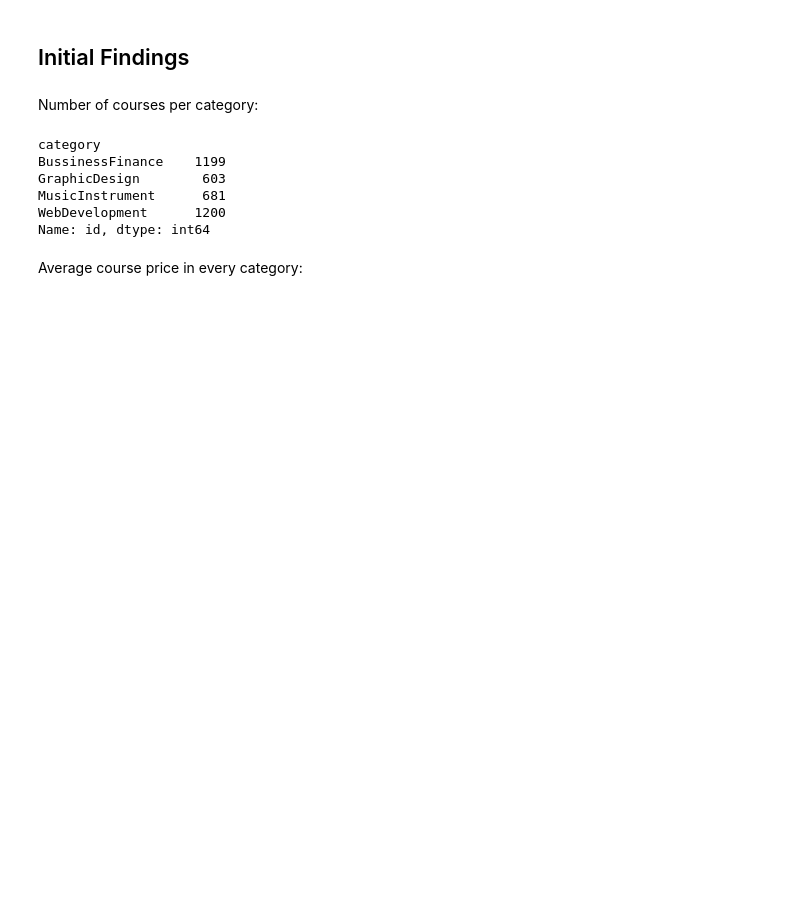
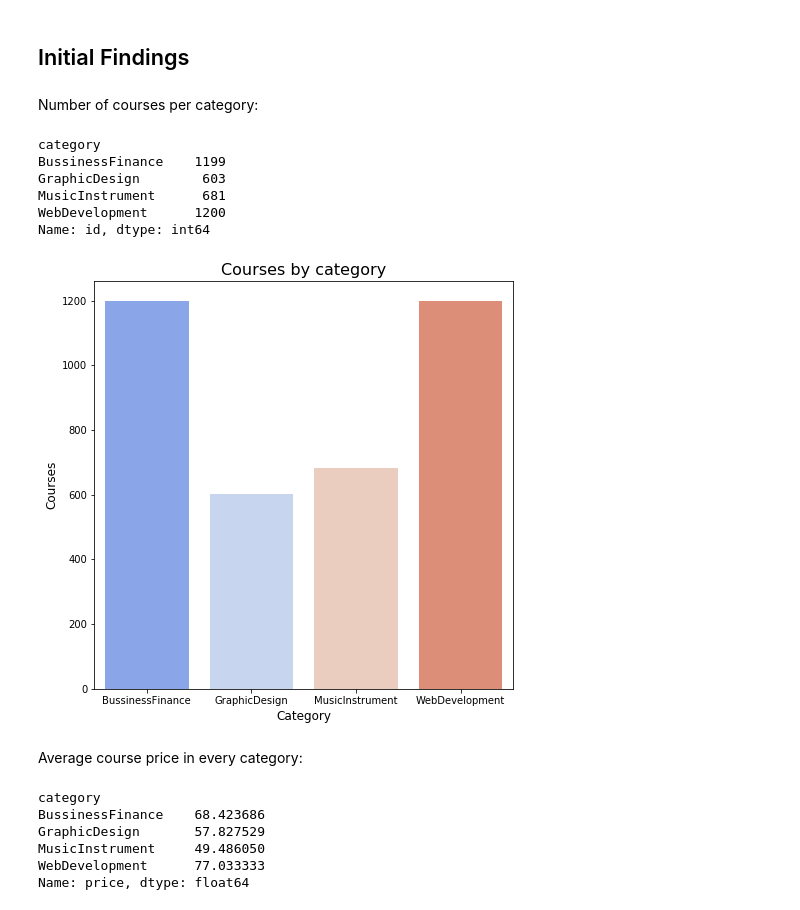
Before and after one commit to Daesparz/analysis_udemy_courses, a Jupyter notebook: Data_analysis/initial_findings.ipynb, the cells around one changed output. Drawn from its saved outputs; the diff is of its cells as text; code cells hidden in the pictures; blank space fills up the shorter version.

```diff
--- a/Data_analysis/initial_findings.ipynb
+++ b/Data_analysis/initial_findings.ipynb
@@ -121,7 +151,24 @@ GraphicDesign        603
 MusicInstrument      681
 WebDevelopment      1200
 Name: id, dtype: int64
+# %%
+total_courses = df_courses.groupby('category').count().id
+
+_ = plt.figure(figsize=(7.5, 7.5))
+_ = sns.barplot(x=total_courses.index, y=total_courses, palette='coolwarm')
+_ = plt.xlabel('Category', size=12)
+_ = plt.ylabel('Courses', size=12)
+_ = plt.title('Courses by category', size=16)
+# %% [output]
+[figure, added]
 # %% [markdown]
 Average course price in every category:
 # %%
-#df_courses.groupby(['category', 'price']).mean()
+df_courses.groupby(['category']).price.mean()
+# %% [output]
+category
+BussinessFinance    68.423686
+GraphicDesign       57.827529
+MusicInstrument     49.486050
+WebDevelopment      77.033333
+Name: price, dtype: float64
```
Also changed, not shown: parts of 24 cells of this notebook.
